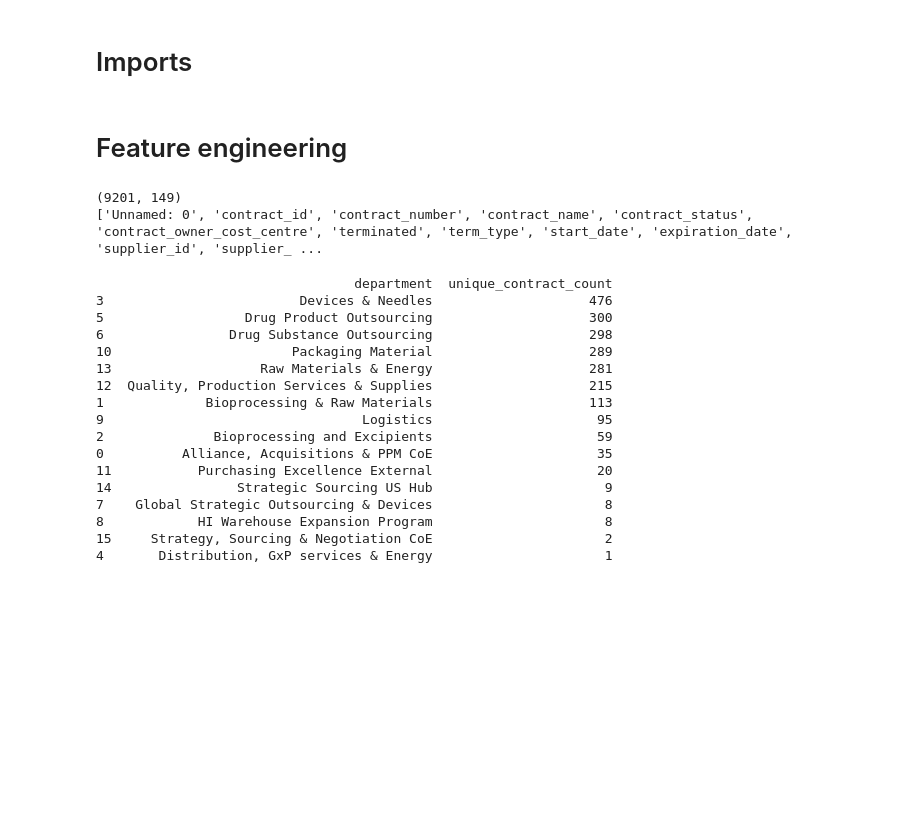
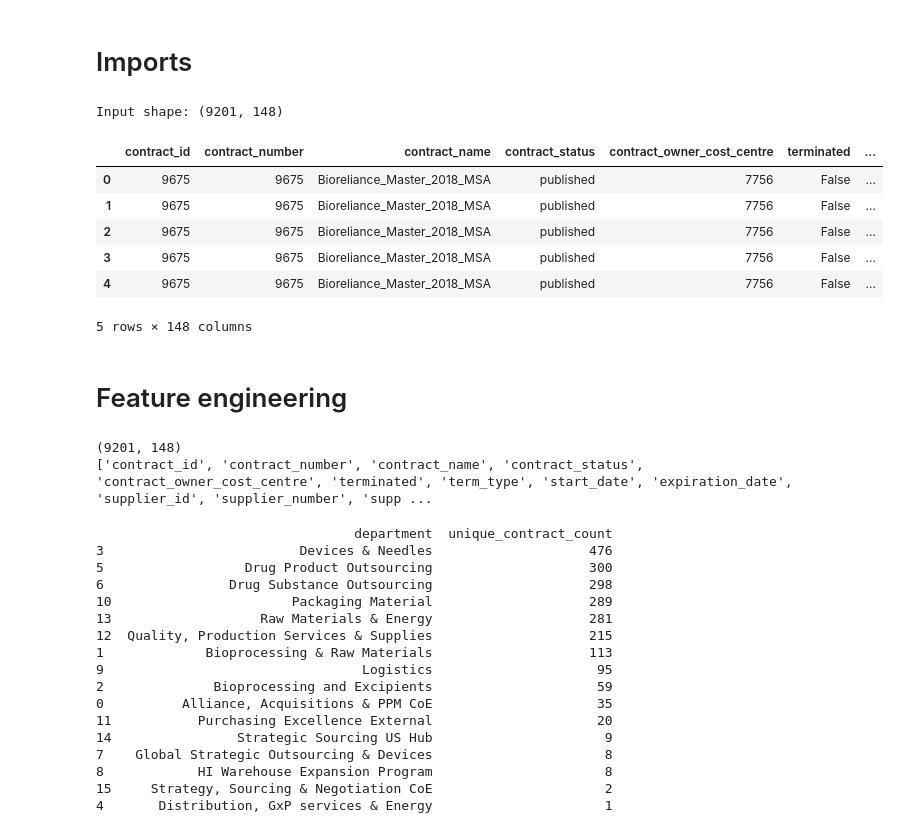
Before and after one commit to ThomasRoennebek/Signal_Fusion_with_Meta-learners-, a Jupyter notebook: notebooks/14_feature_engineering.ipynb, the cells around one changed output. Drawn from its saved outputs; the diff is of its cells as text; code cells hidden in the pictures; blank space fills up the shorter version.

```diff
--- a/notebooks/14_feature_engineering.ipynb
+++ b/notebooks/14_feature_engineering.ipynb
@@ -5,11 +19,24 @@ from master_thesis.config import DATA_PROCESSED
 # %%
-df_final_no_spend = pd.read_csv(
-    "/Users/Thomas/Desktop/Master Thesis/Data/contract_final_no_spend.csv",
+df_final_no_spend = load_processed(
+    "contract_final_no_spend.csv",
+    low_memory=False,
     dtype={
         "terminated": "str",
         "supplier_number": "str",
     },
 )
+
+print("Input shape:", df_final_no_spend.shape)
+display(df_final_no_spend.head())
+# %% [output]
+Input shape: (9201, 148)
+|  | contract_id | contract_number | contract_name | contract_status | contract_owner_cost_centre | terminated | ... |
+| 0 | 9675 | 9675 | Bioreliance_Master_2018_MSA | published | 7756 | False | ... |
+| 1 | 9675 | 9675 | Bioreliance_Master_2018_MSA | published | 7756 | False | ... |
+| 2 | 9675 | 9675 | Bioreliance_Master_2018_MSA | published | 7756 | False | ... |
+| 3 | 9675 | 9675 | Bioreliance_Master_2018_MSA | published | 7756 | False | ... |
+| 4 | 9675 | 9675 | Bioreliance_Master_2018_MSA | published | 7756 | False | ... |
+5 rows × 148 columns
 # %% [markdown]
 # Feature engineering
 # %%
@@ -18,8 +45,8 @@ df_features = df_final_no_spend.copy()
 print(df_features.shape)
 print(df_features.columns.tolist())
 # %% [output]
-(9201, 149)
-['Unnamed: 0', 'contract_id', 'contract_number', 'contract_name', 'contract_status', 'contract_owner_cost_centre', 'terminated', 'term_type', 'start_date', 'expiration_date', 'supplier_id', 'supplier_ ...
+(9201, 148)
+['contract_id', 'contract_number', 'contract_name', 'contract_status', 'contract_owner_cost_centre', 'terminated', 'term_type', 'start_date', 'expiration_date', 'supplier_id', 'supplier_number', 'supp ...
 # %%
 df_contracts_per_department = (
     df_features
```
Also changed, not shown: parts of 7 cells of this notebook, 14 other files.
